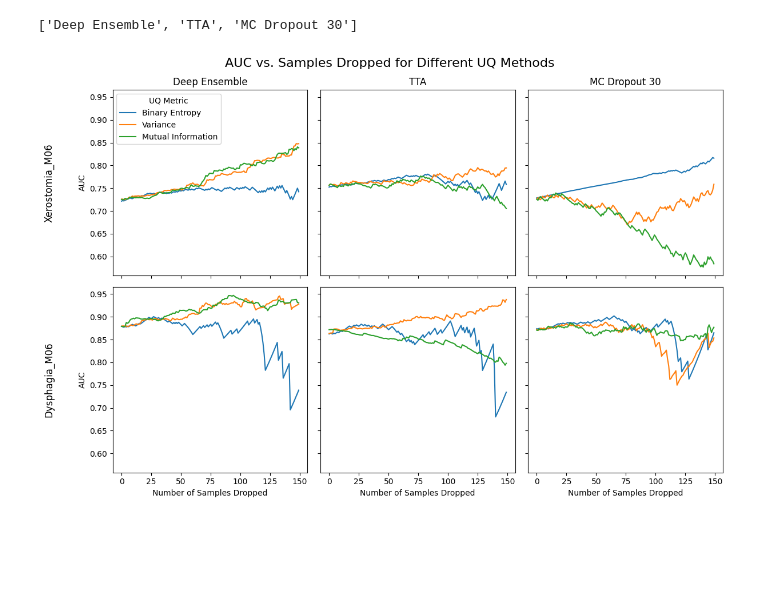
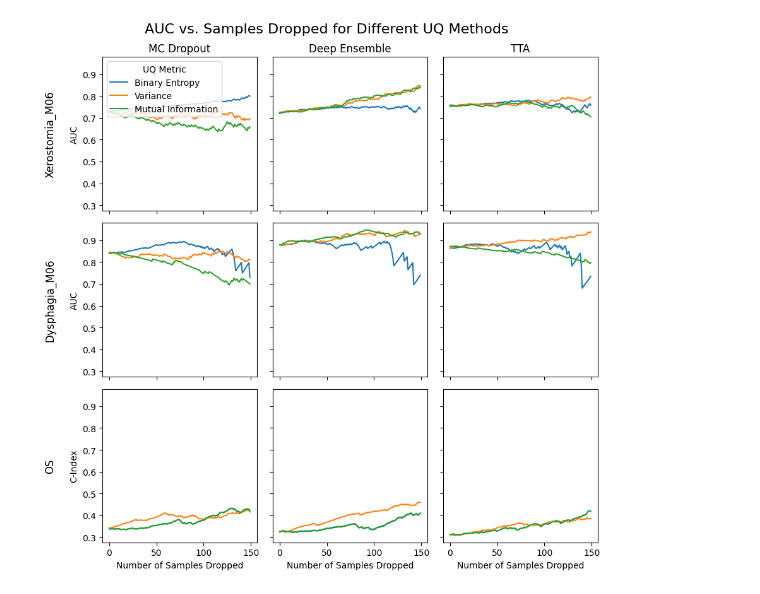
Before and after one commit to DLinRadiotherapyUMCG/PR3DICTR, a Jupyter notebook: metrics_testing.ipynb, the cells around one changed output. Cells and saved outputs as stored; diff of their text form; code cells hidden in the pictures; blank space fills up the shorter version.

Commit message:
OS uncertainty and add days/months/years time units to config

```diff
--- a/metrics_testing.ipynb
+++ b/metrics_testing.ipynb
@@ -27,17 +25,26 @@ df_DE_Dysphagia = pd.read_csv("/home/macraedc/rt_pred_results/Deep Ensemble/Dysp
 df_TTA_Xerostomia = pd.read_csv("/home/macraedc/rt_pred_results/TTA/Xerostomia_2/model_1/all_predictions.csv", sep=';')
 df_TTA_Dysphagia = pd.read_csv("/home/macraedc/rt_pred_results/TTA/Dysphagia_2/model_1/all_predictions.csv", sep=';')
 
+df_DE_OS = pd.read_csv("/home/macraedc/rt_pred_results/Deep Ensemble/OS_2/all_predictions.csv", sep=';')
+df_MC_OS = pd.read_csv("/home/macraedc/rt_pred_results/MC Dropout/OS_2/model_1/all_predictions.csv", sep=';')
+df_TTA_OS = pd.read_csv("/home/macraedc/rt_pred_results/TTA/OS_2/model_1/all_predictions.csv", sep=';')
+
 ALL_DFS_DICT = {
     "Xerostomia_M06": {
-        #"MC Dropout" : df_MC_Xerostomia,
+        "MC Dropout" : df_MC_Xerostomia,
         "Deep Ensemble": df_DE_Xerostomia,
         "TTA": df_TTA_Xerostomia
     },
     "Dysphagia_M06": {
-        #"MC Dropout": df_MC_Dysphagia,
+        "MC Dropout": df_MC_Dysphagia,
         "Deep Ensemble": df_DE_Dysphagia,
         "TTA": df_TTA_Dysphagia
-        }
+        },
+    "OS" : {
+        "MC Dropout": df_MC_OS,
+        "Deep Ensemble": df_DE_OS,
+        "TTA": df_TTA_OS
+    }
 
 
 }
@@ -151,10 +172,8 @@ The autoreload extension is already loaded. To reload it, use:
-# %%
-UQ_methods_list
-# %% [output]
-['Deep Ensemble', 'TTA', 'MC Dropout 30']
 # %%
 import matplotlib.pyplot as plt
 from sklearn.metrics import roc_auc_score
+from lifelines.utils import concordance_index
+
 
 endpoint_list = list(UQ_RESULTS_DICT.keys())
 
@@ -162,7 +181,7 @@ n_endpoints = len(endpoint_list)
 n_methods = len(UQ_methods_list)
 n_metrics = len(UQ_metrics_list)
 
-fig, axes = plt.subplots(n_endpoints, n_methods, figsize=(4 * len(UQ_methods_list), 4*len(endpoint_list)), sharey=True, sharex=True)
+fig, axes = plt.subplots(n_endpoints, n_methods, figsize=(3 * len(UQ_methods_list), 3*len(endpoint_list)), sharey=True, sharex=True)
 
 
 for row_idx, endpoint in enumerate(endpoint_list):
@@ -185,7 +204,7 @@ for row_idx, endpoint in enumerate(endpoint_list):
         if row_idx == len(endpoint_list) - 1:
             ax.set_xlabel("Number of Samples Dropped")
         if col_idx == 0:
-            ax.set_ylabel(f"AUC")
+            ax.set_ylabel("AUC" if ENDPOINT_TYPES[endpoint] == "Binary" else "C-Index")
             # Annotate the endpoint name to the left of each row
             ax.annotate(endpoint, xy=(-0.3, 0.5), xycoords='axes fraction',
                 ha='right', va='center', fontsize=12, rotation=90)
@@ -193,46 +212,70 @@ for row_idx, endpoint in enumerate(endpoint_list):
 
         try:
             df_UQ_temp = UQ_RESULTS_DICT[endpoint][UQ_method_name].copy()
         except KeyError:
             print(f"Warning: No data for endpoint '{endpoint}' and UQ method '{UQ_method_name}'. Skipping this plot.")
             continue
 
-        df_UQ_no_missing_labels = df_UQ_temp[df_UQ_temp['True Labels'] != -1]
+
 
         for UQ_metric_name in UQ_metrics_list:
 
+
+            if ENDPOINT_TYPES[endpoint] == "Binary":
+                df_UQ_no_missing_labels = df_UQ_temp[df_UQ_temp['True Labels'] != -1]
+
+                labels_iter = df_UQ_no_missing_labels['True Labels'].copy()
+            else:
+                df_UQ_no_missing_labels = df_UQ_temp[df_UQ_temp['True Label Event'] != -1]
+                # For event-based endpoints, we use the True Label Event and True Months Event
+                labels_iter = df_UQ_no_missing_labels['True Label Event'].copy()
+                months_iter = df_UQ_no_missing_labels['True Months Event'].copy()
+
+                labels_iter = np.stack([labels_iter.values, months_iter.values], axis=1)
+
+                #print(df_UQ_no_missing_labels)
+
             mean_preds_iter = df_UQ_no_missing_labels['Mean Prediction'].copy()
-            xerostomia_labels_iter = df_UQ_no_missing_labels['True Labels'].copy()
+
             UQ_metric_iter = df_UQ_no_missing_labels[UQ_metric_name].copy()
             indices = np.arange(len(mean_preds_iter))
-            all_AUCs = []
+            all_metric_values = []
 
             for _ in range(150):
                 max_idx = np.argmax(UQ_metric_iter)
-                mean_preds_iter = np.delete(mean_preds_iter, max_idx)
-                xerostomia_labels_iter = np.delete(xerostomia_labels_iter, max_idx)
-                UQ_metric_iter = np.delete(UQ_metric_iter, max_idx)
-                indices = np.delete(indices, max_idx)
-                if np.unique(xerostomia_labels_iter).size == 2:
-                    auc = roc_auc_score(xerostomia_labels_iter, mean_preds_iter)
+                mean_preds_iter = np.delete(mean_preds_iter, max_idx, axis=0)
+                labels_iter = np.delete(labels_iter, max_idx, axis=0)
+                UQ_metric_iter = np.delete(UQ_metric_iter, max_idx, axis=0)
+                indices = np.delete(indices, max_idx, axis=0)
+
+                if ENDPOINT_TYPES[endpoint] == "Binary":
+                    if np.unique(labels_iter).size == 2:
+                        metric_value = roc_auc_score(labels_iter, mean_preds_iter)
+                    else:
+                        metric_value = 1
                 else:
-                    auc = 1
-                all_AUCs.append(auc)
 
-            ax.plot(all_AUCs, label=UQ_metric_name)
+                    if np.unique(labels_iter[:, 0]).size == 2:
+                        metric_value = concordance_index(labels_iter[:, 1], mean_preds_iter, labels_iter[:, 0])
+                    #auc = roc_auc_score(labels_iter, mean_preds_iter)
+                    else:
+                        metric_value = 1
+                all_metric_values.append(metric_value)
+
+            ax.plot(all_metric_values, label=UQ_metric_name)
 
 
         if row_idx == 0 and col_idx == 0:
                 ax.legend(title="UQ Metric", loc='upper left')
 
 
 
 plt.suptitle("AUC vs. Samples Dropped for Different UQ Methods", fontsize=16)
 
 plt.tight_layout()
 plt.show()
 # %% [output]
-[figure, old version]
+[figure, new version]
 # %%
 from src.evaluation.metrics.classification import accuracy
 from sklearn.calibration import calibration_curve
```
Also changed, not shown: parts of 6 cells of this notebook, 22 other files.
